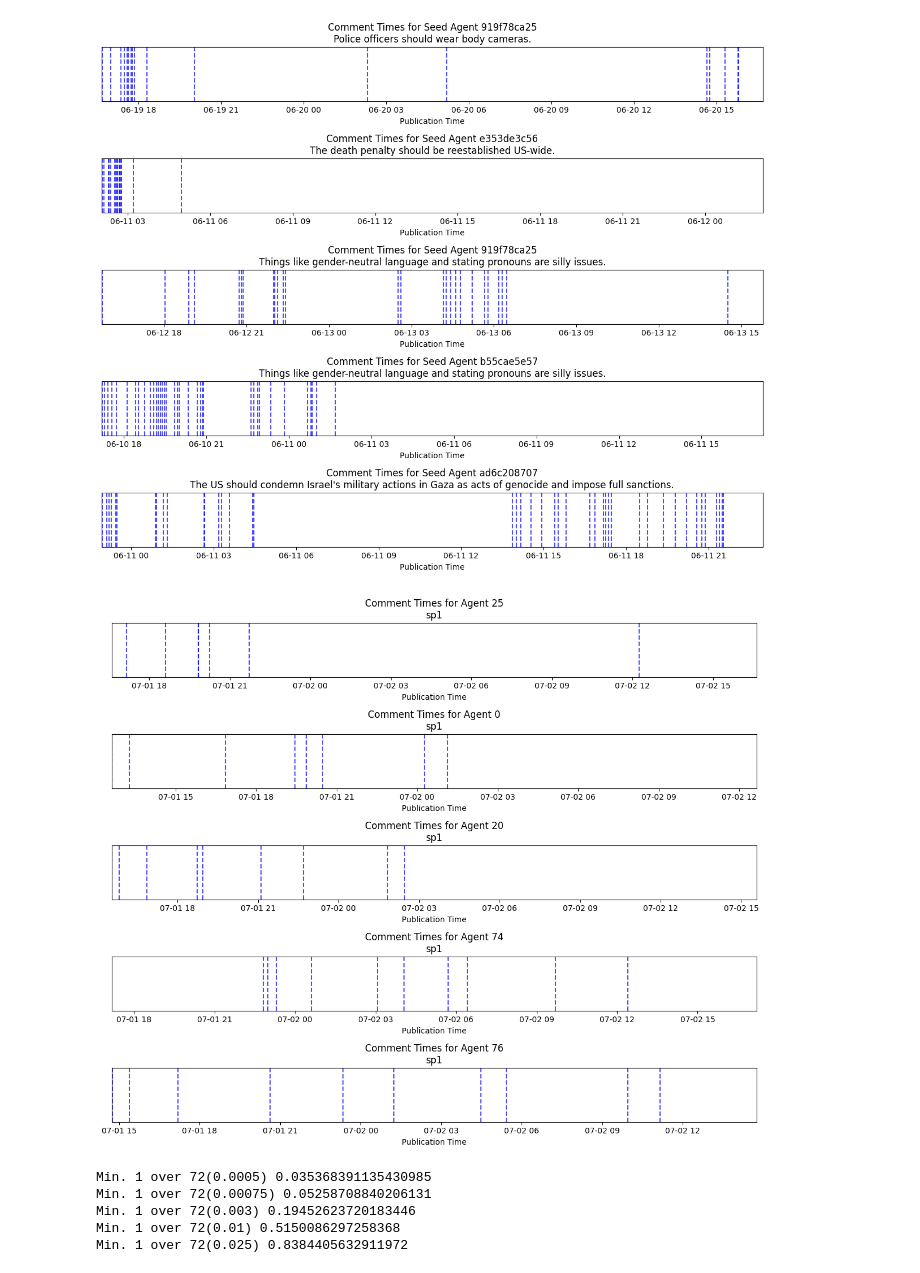
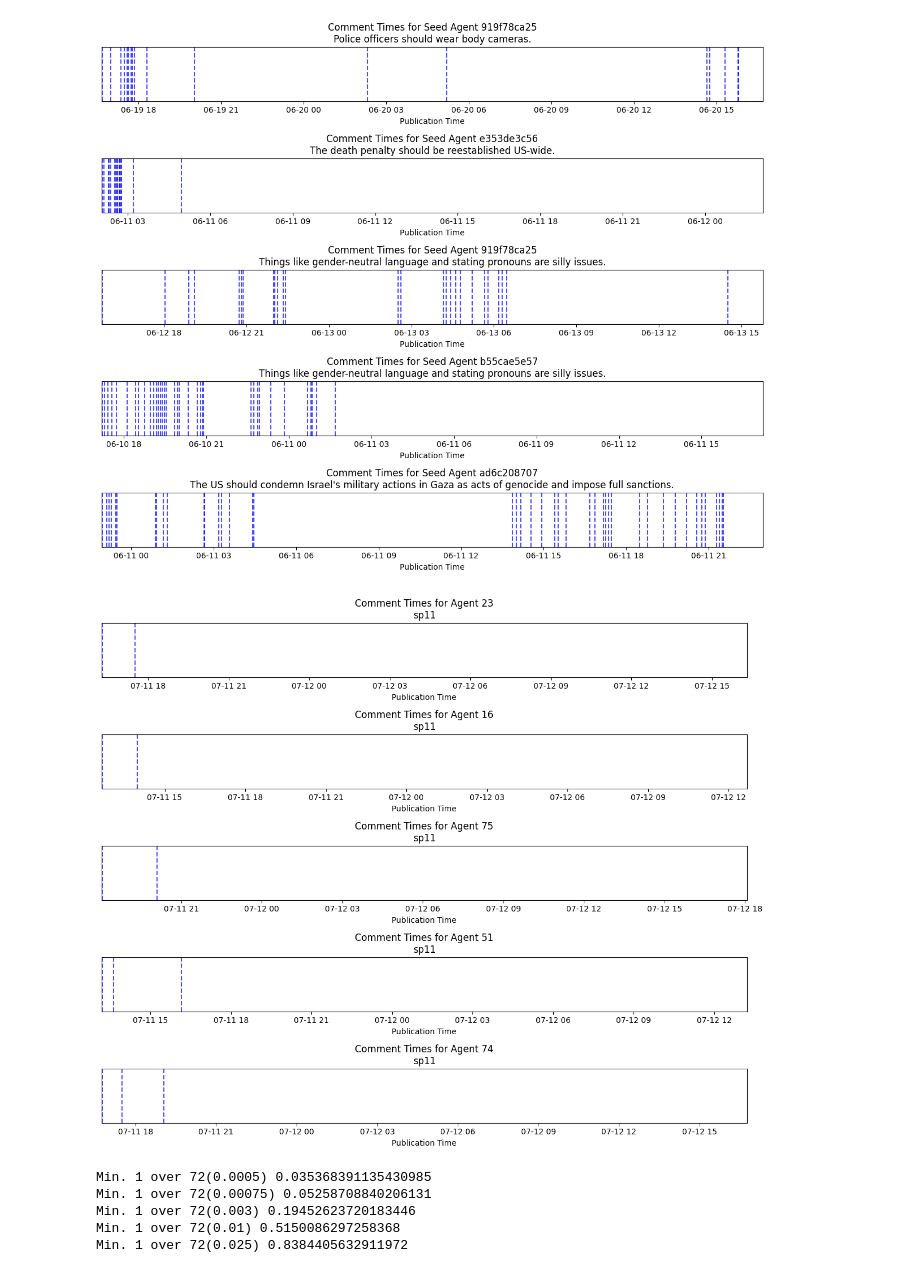
Before and after one commit to rutschmanna/oasis, a Jupyter notebook: scripts/01_replication-df.ipynb, the cells around one changed output. Saved outputs shown, nothing was run; the diff lists cells and outputs as text; code cells hidden in the pictures.

```diff
--- a/scripts/01_replication-df.ipynb
+++ b/scripts/01_replication-df.ipynb
@@ -67,7 +77,7 @@ pf6: 100
 # %%
 data = pu.load_db_json_data(
     "/../abyss/home/oasis/oasis-rutschmanna/data/db_json/",
-    "reddit-sim_qwen_pf1-30",
+    "reddit-sim_qwen_pf1-20h",
     to_df=True
 )
 
@@ -381,40 +411,40 @@ plt.show()
 # SIM
 n = 5
 t = data[list(data.keys())[0]]
-# t = t[t["seed_post"] == "sp10"]
+t = t[t["seed_post"] == "sp11"]
 temp = t.groupby(["user_id", "seed_post"]).size().sort_values().tail(n)
 
 j = 0
 fig, axs = plt.subplots(n, 1, figsize=(12, n*2))
 for i, r in temp.items():
     comments = t[
     t["user_id"] == i[0]
     ]
     comments = comments[comments["seed_post"] == i[1]][
     "created_at"
     ]
 
     for comment in pd.to_datetime(comments):
         axs[j].axvline(x=comment, color='b', linestyle='--', alpha=0.7)
 
     # axs[j].set_xlim([pd.to_datetime(comments).min() - pd.Timedelta(minutes=1),
     #              pd.to_datetime(comments).max() + pd.Timedelta(minutes=1)])
     axs[j].set_xlim([pd.to_datetime(comments).min() - pd.Timedelta(minutes=1),
                  pd.to_datetime(comments).min() + pd.Timedelta(hours=24, minutes=1)])
     axs[j].set_ylim([0, 0.1])
     axs[j].set_title(f"Comment Times for Agent {i[0]}\n{i[1]}")
     axs[j].set_xlabel("Publication Time")
 
     axs[j].set_yticks([])
 
     j += 1
 
 plt.tight_layout()
 if save_figs:
     plt.savefig("figures/sim_top-5_burst.jpg")
 plt.show()
 # %% [output]
-[figure, old version]
+[figure, new version]
 # %%
 # Determine intial activation prob
 k = 0
```
Also changed, not shown: parts of 9 cells of this notebook, 4 other files.
